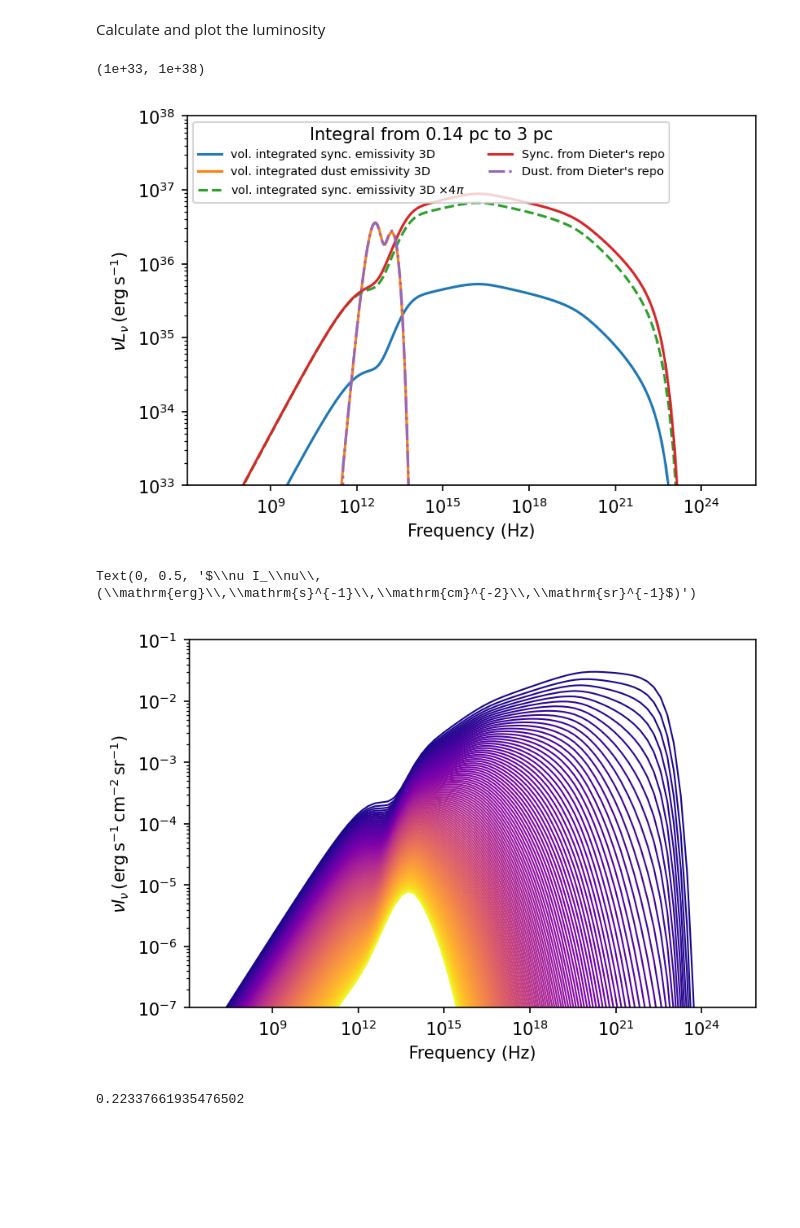
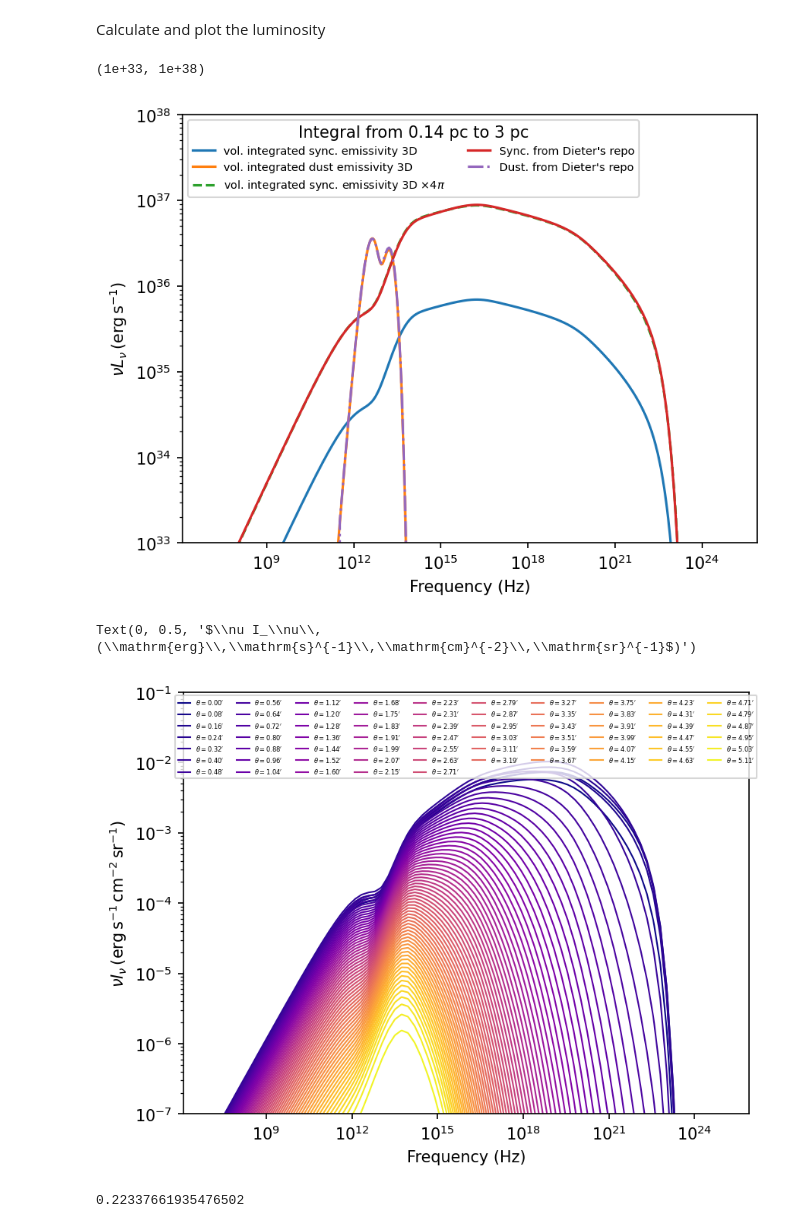
Before and after one commit to me-manu/crabmeyerpy, a Jupyter notebook: notebooks/Comparison-Checks.ipynb, the cells around one changed output. Drawn from its saved outputs; the diff is of its cells as text; code cells hidden in the pictures; blank space fills up the shorter version.

Commit message:
added option for shock radius and updated integration bounds

```diff
--- a/notebooks/Comparison-Checks.ipynb
+++ b/notebooks/Comparison-Checks.ipynb
@@ -38,12 +38,14 @@ Next we initialize the 3D model
 # config with Dieter's best fit parameters
 # Beware Nradio and Nwind are mutliplied with 4pi
 # divide by 4pi for exact copy of Dieter's results
+
+# if we multiply Nwind with 1.3 then the results match very well ...
 config = {
  'Nradio': 8.180633538148642e+50 / 4. / np.pi,
  'gradio_min': 22.0,
  'gradio_max': 89321.72336080558,
  'Sradio': -1.54,
- 'Nwind': 1.4130015182175857e+33 / 4. / np.pi,
+ 'Nwind': 1.4130015182175857e+33 / 4. / np.pi * 1.3,
  'gmin': 22.0,
  'gmax': 72004899337.38588,
  'gwind_min': 327747.9018738116,
@@ -162,5 +164,8 @@ ssc = CrabSSC3D(copy.deepcopy(config),
                 nel_spec_separate,
                 vary_B,
                 j_dust_carbon_shell,
-                d_kpc=d, r0_pc=r0_pc, log_level="DEBUG",
+                d_kpc=d,
+                r0_pc=r0_pc,
+                r_shock_pc=config['B_r0'] / kpc2cm * 1e3,
+                log_level="DEBUG",
                 ic_sync=True, ic_cmb=True, ic_dust=True)
@@ -251,7 +260,7 @@ plt.grid()
 # %%
-ssc.r0 = 3. * 1e-3 * kpc2cm
+#ssc.r0 = 3. * 1e-3 * kpc2cm
 nu = np.logspace(7.,25.,500)
-r = np.linspace(0.14 * 1e-3 * kpc2cm, ssc.r0, 2**7 + 1)
+r = np.linspace(config['B_r0'], ssc.r0, 2**7 + 1)
 nn, rr = np.meshgrid(nu, r, indexing='ij')
 # %%
 j_nu_sync = ssc.j_sync(nu, r, g_axis=2, g_steps=2**9+1, integration_mode='romb')
@@ -354,32 +363,32 @@ plt.ylim(1e33, 1e38)
 #plt.ylim(1e23, 1e38)
 # %% [output]
 (1e+33, 1e+38)
-[figure, old version]
+[figure, new version]
 # %%
-I_nu_sync, theta_arcmin_sync, _ = ssc.intensity2(nu,
-                                                 theta=2**7+1,
-                                                 which='sync',
-                                                 integration_mode='romb',
-                                                 r_steps=129)
+I_nu_sync, theta_arcmin_sync, _ = ssc.intensity(nu,
+                                                theta=2**6+1,
+                                                which='sync',
+                                                integration_mode='romb',
+                                                r_steps=2**7+1)
 # %%
 plt.figure(dpi=150)
 
 for i, t in enumerate(theta_arcmin_sync):
     plt.loglog(nu, I_nu_sync[:,i] * nu,
                color=plt.cm.plasma(i / float(theta_arcmin_sync.size)),
-               label=r"$\theta={0:.1f}^\prime$".format(t),
+               label=r"$\theta={0:.2f}^\prime$".format(t),
                lw=1
               )
 
 
-#plt.legend(ncol=5, fontsize='x-small')
+plt.legend(ncol=10, fontsize=4, loc=9)
 plt.ylim(1e-7, 1e-1)
 
 plt.xlabel("Frequency (Hz)")
 plt.ylabel(r"$\nu I_\nu\,(\mathrm{erg}\,\mathrm{s}^{-1}\,\mathrm{cm}^{-2}\,\mathrm{sr}^{-1}$)")
 # %% [output]
 Text(0, 0.5, '$\\nu I_\\nu\\,(\\mathrm{erg}\\,\\mathrm{s}^{-1}\\,\\mathrm{cm}^{-2}\\,\\mathrm{sr}^{-1}$)')
-[figure, old version]
+[figure, new version]
 # %%
 theta_arcmin_min = np.rad2deg(np.arctan(ssc.parameters['B_r0'] / ssc.d)) * 60.
 print(theta_arcmin_min)
```
Also changed, not shown: parts of 19 cells of this notebook, 7 other files.
